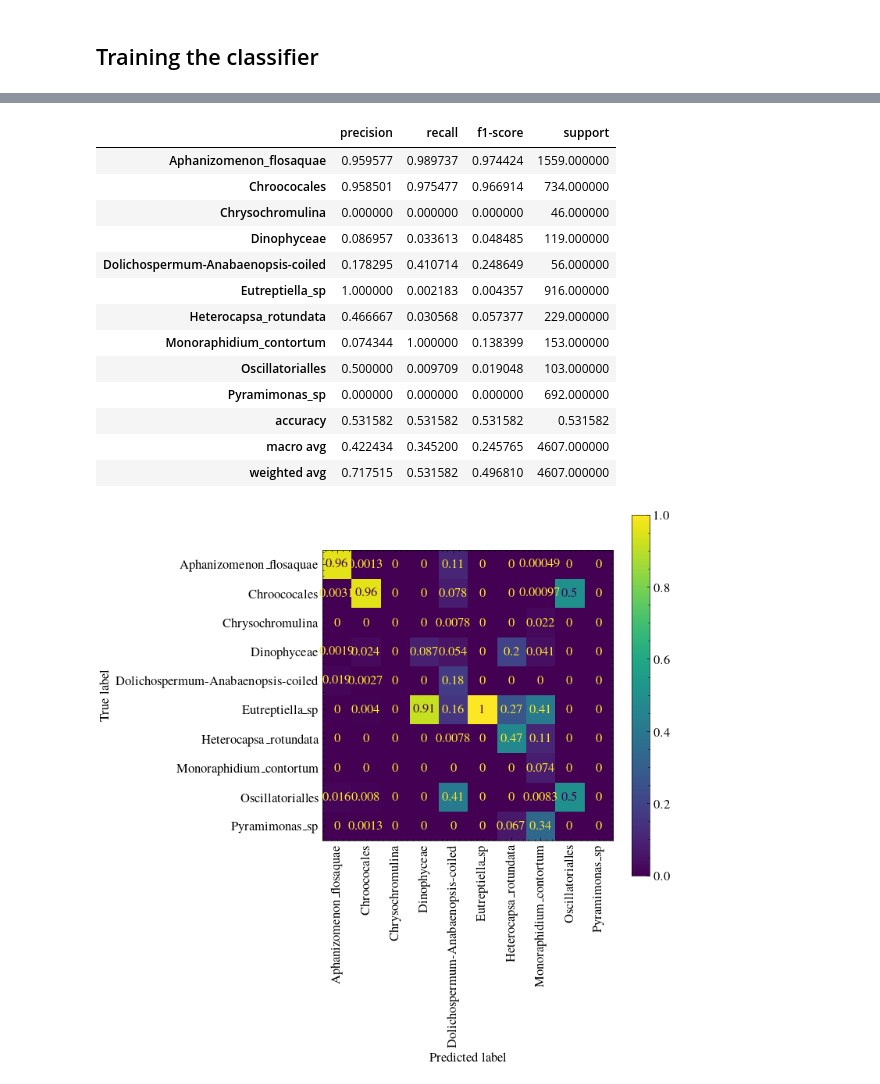
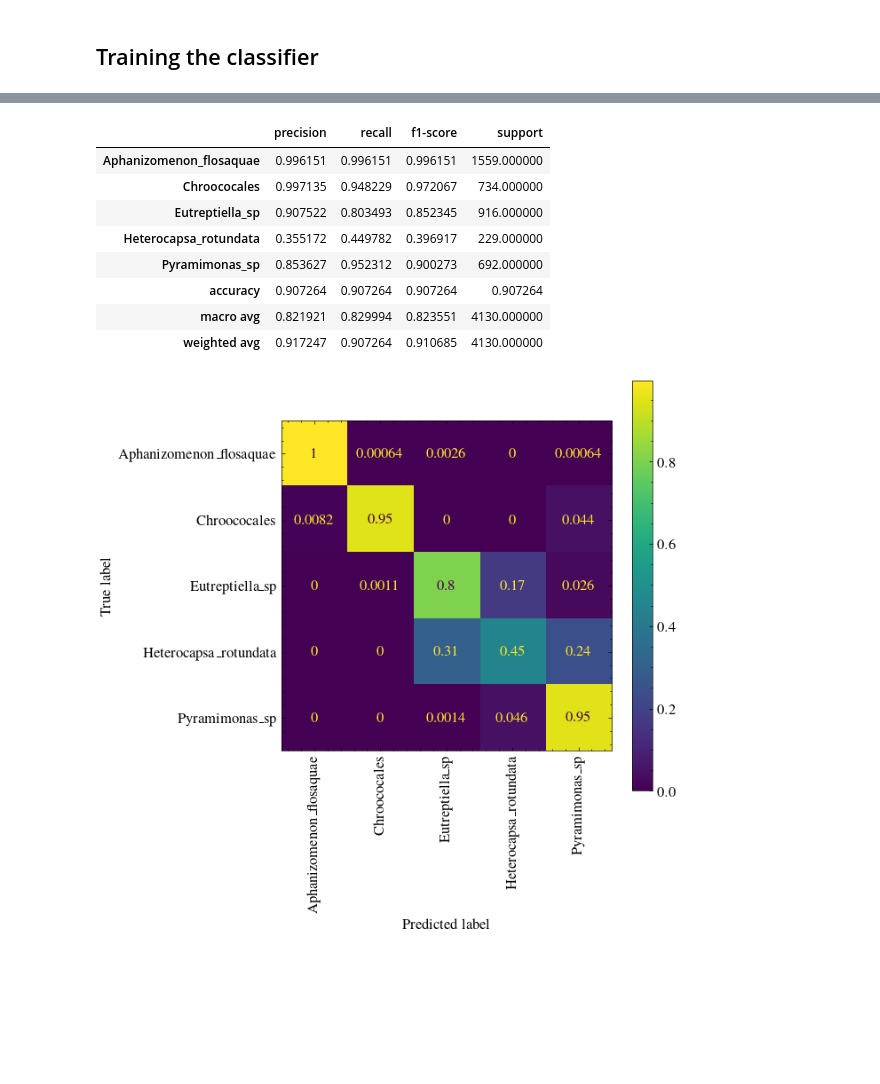
Before and after one commit to imveikka/multimodal_plankton_recognition, a Jupyter notebook: sandbox.ipynb, the cells around one changed output, grey strips where cells are left out. Drawn from its saved outputs; the diff is of its cells as text; code cells hidden in the pictures; blank space fills up the shorter version.

```diff
--- a/sandbox.ipynb
+++ b/sandbox.ipynb
@@ -245,4 +201,4 @@ label_np = label.numpy()
 
 from sklearn.manifold import TSNE
 
-E = TSNE(2, perplexity=10, early_exaggeration=20).fit_transform((I_e_np + S_e_np) / 2)
+E = TSNE(2, perplexity=20, early_exaggeration=20).fit_transform(I_e_np)
@@ -264,17 +225,16 @@ plt.show()
 ## Training the classifier
 # %%
 classifier = nn.Sequential(
-    nn.Linear(128, 1024),
+    nn.Linear(128, 4096),
     nn.GELU(),
-    nn.Linear(1024, 1024),
+    nn.Linear(4096, 4096),
     nn.GELU(),
-    nn.Linear(1024, 1024),
-    nn.GELU(),
-    nn.Linear(1024, 10)
+    nn.Linear(4096, 5)
 )
 
 criterion = nn.CrossEntropyLoss()
-optimizer = optim.Adam(classifier.parameters(), lr=1e-4, weight_decay=1e-9)
+params = list(clip.parameters()) + list(classifier.parameters())
+optimizer = optim.Adam(params, lr=1e-5, weight_decay=1e-10)
 classifier, optimizer = accelerator.prepare(classifier, optimizer)
 
 losses = []
@@ -322,0 +278,21 @@ plt.plot(losses)
+# %%
+clip.eval()
+
+I_e = []
+S_e = []
+label = []
+test_losses = []
+
+for image, signal, y in tqdm(test_loader):
+    with torch.no_grad():
+        encoding_1, encoding_2, loss = clip(image, signal)
+        I_e.append(encoding_1.cpu())
+        S_e.append(encoding_2.cpu())
+        label.append(y.cpu())
+        test_losses.append(loss.detach().item())
+
+I_e = torch.cat(I_e)
+S_e = torch.cat(S_e)
+label = torch.cat(label)
+
+print(f'Loss = {np.mean(test_losses)}')
@@ -332,29 +332,24 @@ tensor([0, 0, 0,  ..., 7, 7, 7])
 # %%
 from sklearn.metrics import classification_report
 
-names = test_set.label_encoder.inverse_transform(list(range(10)))
+names = test_set.label_encoder.inverse_transform(list(range(5)))
 pd.DataFrame(classification_report(label, pred, target_names=names, output_dict=True)).T
 # %% [output]
 |  | precision | recall | f1-score | support |
-| Aphanizomenon_flosaquae | 0.959577 | 0.989737 | 0.974424 | 1559.000000 |
-| Chroococales | 0.958501 | 0.975477 | 0.966914 | 734.000000 |
-| Chrysochromulina | 0.000000 | 0.000000 | 0.000000 | 46.000000 |
-| Dinophyceae | 0.086957 | 0.033613 | 0.048485 | 119.000000 |
-| Dolichospermum-Anabaenopsis-coiled | 0.178295 | 0.410714 | 0.248649 | 56.000000 |
-| Eutreptiella_sp | 1.000000 | 0.002183 | 0.004357 | 916.000000 |
-| Heterocapsa_rotundata | 0.466667 | 0.030568 | 0.057377 | 229.000000 |
-| Monoraphidium_contortum | 0.074344 | 1.000000 | 0.138399 | 153.000000 |
-| Oscillatorialles | 0.500000 | 0.009709 | 0.019048 | 103.000000 |
-| Pyramimonas_sp | 0.000000 | 0.000000 | 0.000000 | 692.000000 |
-| accuracy | 0.531582 | 0.531582 | 0.531582 | 0.531582 |
-| macro avg | 0.422434 | 0.345200 | 0.245765 | 4607.000000 |
-| weighted avg | 0.717515 | 0.531582 | 0.496810 | 4607.000000 |
+| Aphanizomenon_flosaquae | 0.996151 | 0.996151 | 0.996151 | 1559.000000 |
+| Chroococales | 0.997135 | 0.948229 | 0.972067 | 734.000000 |
+| Eutreptiella_sp | 0.907522 | 0.803493 | 0.852345 | 916.000000 |
+| Heterocapsa_rotundata | 0.355172 | 0.449782 | 0.396917 | 229.000000 |
+| Pyramimonas_sp | 0.853627 | 0.952312 | 0.900273 | 692.000000 |
+| accuracy | 0.907264 | 0.907264 | 0.907264 | 0.907264 |
+| macro avg | 0.821921 | 0.829994 | 0.823551 | 4130.000000 |
+| weighted avg | 0.917247 | 0.907264 | 0.910685 | 4130.000000 |
 # %%
 from sklearn.metrics import confusion_matrix, ConfusionMatrixDisplay
 
 fig, ax = plt.subplots()
-cm = confusion_matrix(label, pred, normalize='pred')
-ConfusionMatrixDisplay(cm, display_labels=names).plot(xticks_rotation='vertical', ax=ax)
+cm = confusion_matrix(label, pred, normalize='true')
+ConfusionMatrixDisplay(cm, display_labels=names).plot(xticks_rotation=90, ax=ax)
 fig.set_size_inches(6, 6)
 # %% [output]
-[figure, old version]
+[figure, new version]
```
Also changed, not shown: parts of 23 cells of this notebook, 2 other files.
